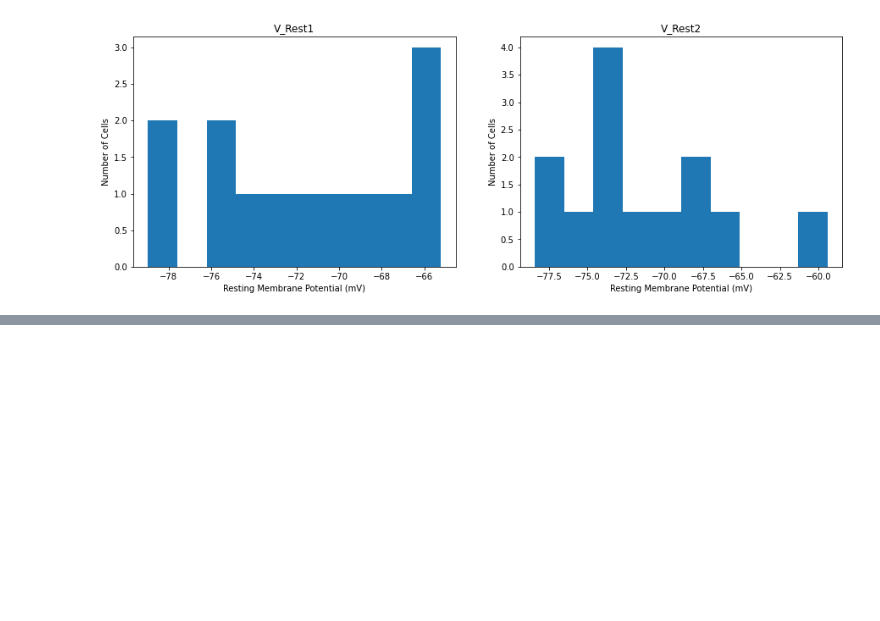
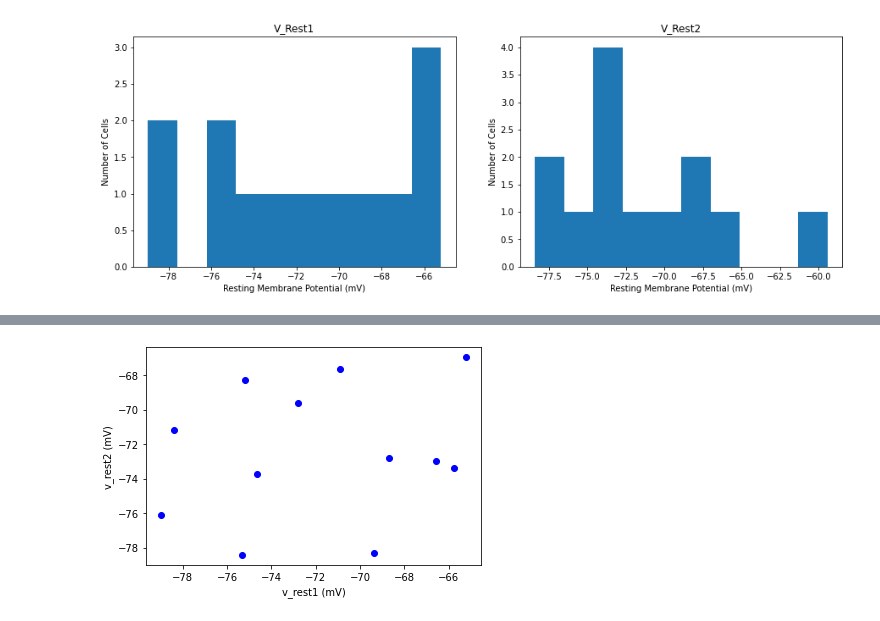
Before and after one commit to Jessie-Grewal/Neur265, a Jupyter notebook: coding_homework_3.ipynb, the cells around one changed output, grey strips where cells are left out. Saved outputs shown, nothing was run; the diff lists cells and outputs as text; code cells hidden in the pictures; blank space fills up the shorter version.

```diff
--- a/coding_homework_3.ipynb
+++ b/coding_homework_3.ipynb
@@ -136,0 +171,4 @@ ValueError: ignored
+# %%
+vrestScatter()
+# %% [output]
+[figure, added]
```
Also changed, not shown: parts of 7 cells of this notebook.
